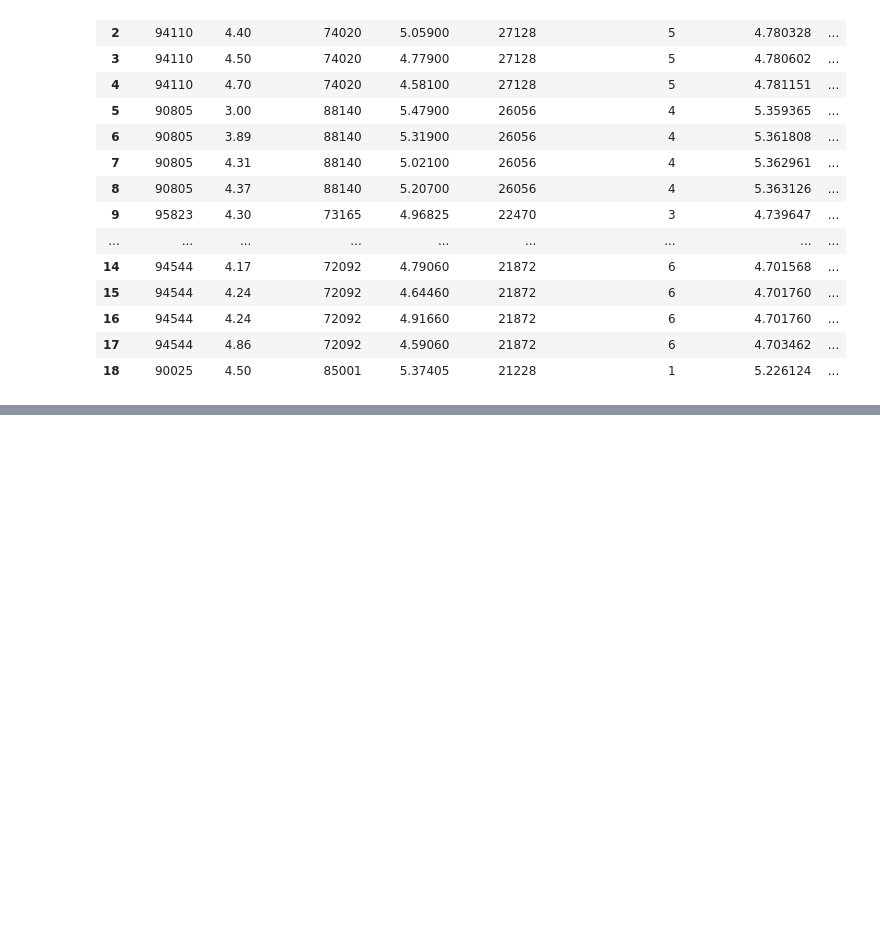
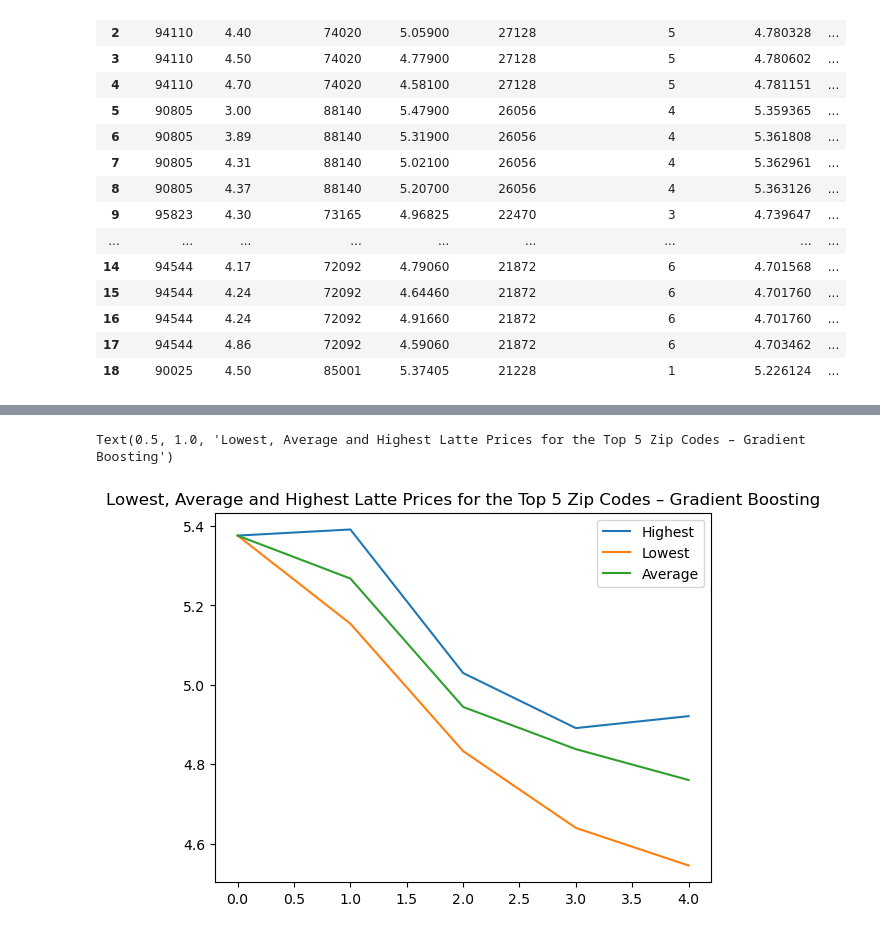
Before and after one commit to matovu-ronald/coffee_shop_predictions, a Jupyter notebook: coffee_shop_predictions.ipynb, the cells around one changed output, grey strips where cells are left out. Drawn from its saved outputs; the diff is of its cells as text; code cells hidden in the pictures; blank space fills up the shorter version.

Commit message:
Visualize the predicted prices in dataframe, but also on a line graph.

```diff
--- a/coffee_shop_predictions.ipynb
+++ b/coffee_shop_predictions.ipynb
@@ -477,0 +496,10 @@ predictions_df
+# %%
+agg_df = predictions_df.groupby("Zip Code")["Gradient Boosting"].agg([("Highest", "max"), ("Lowest", "min"), ("Average", "mean")]).reset_index()
+# %%
+agg_df.columns = ["Zip Code", "Highest", "Lowest", "Average"]
+# %%
+ax = agg_df.plot()
+ax.set_title("Lowest, Average and Highest Latte Prices for the Top 5 Zip Codes – Gradient Boosting")
+# %% [output]
+Text(0.5, 1.0, 'Lowest, Average and Highest Latte Prices for the Top 5 Zip Codes – Gradient Boosting')
+[figure, added]
```
Also changed, not shown: parts of 1 cell of this notebook.
